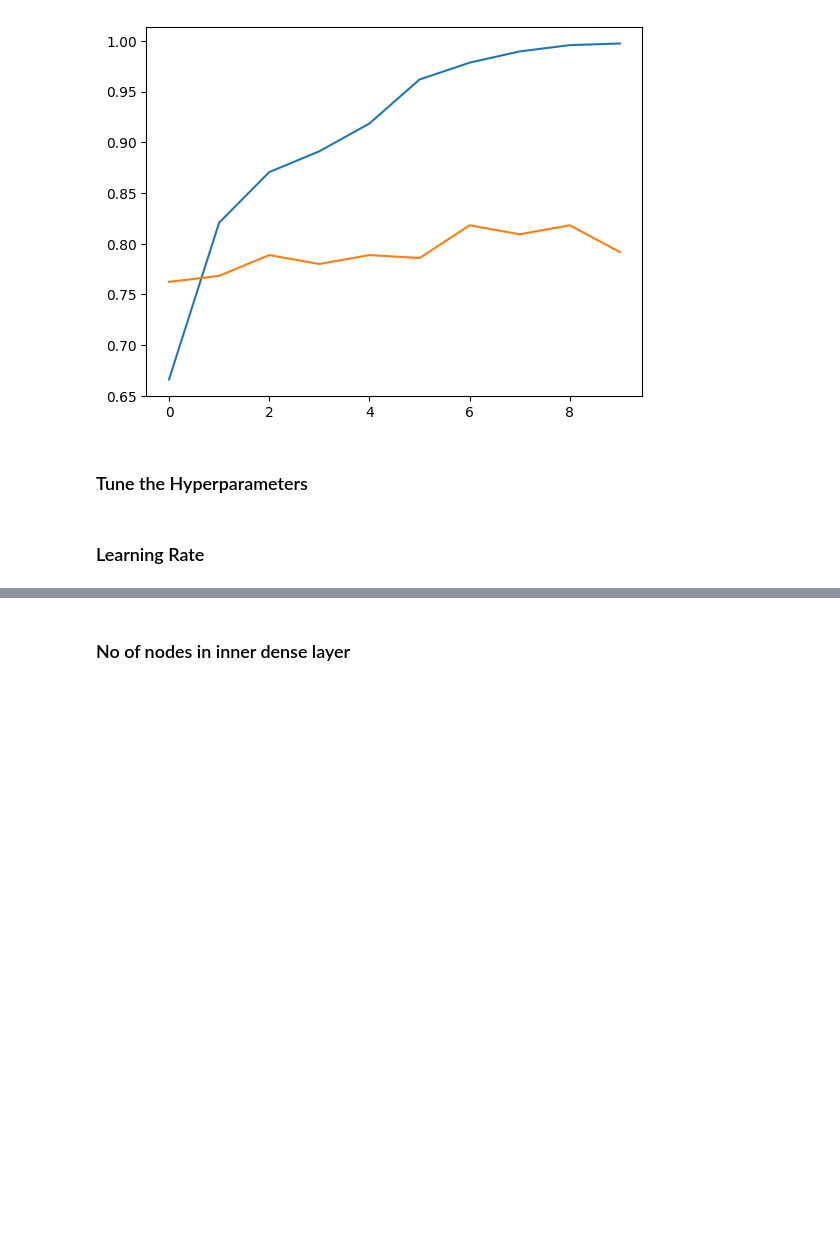
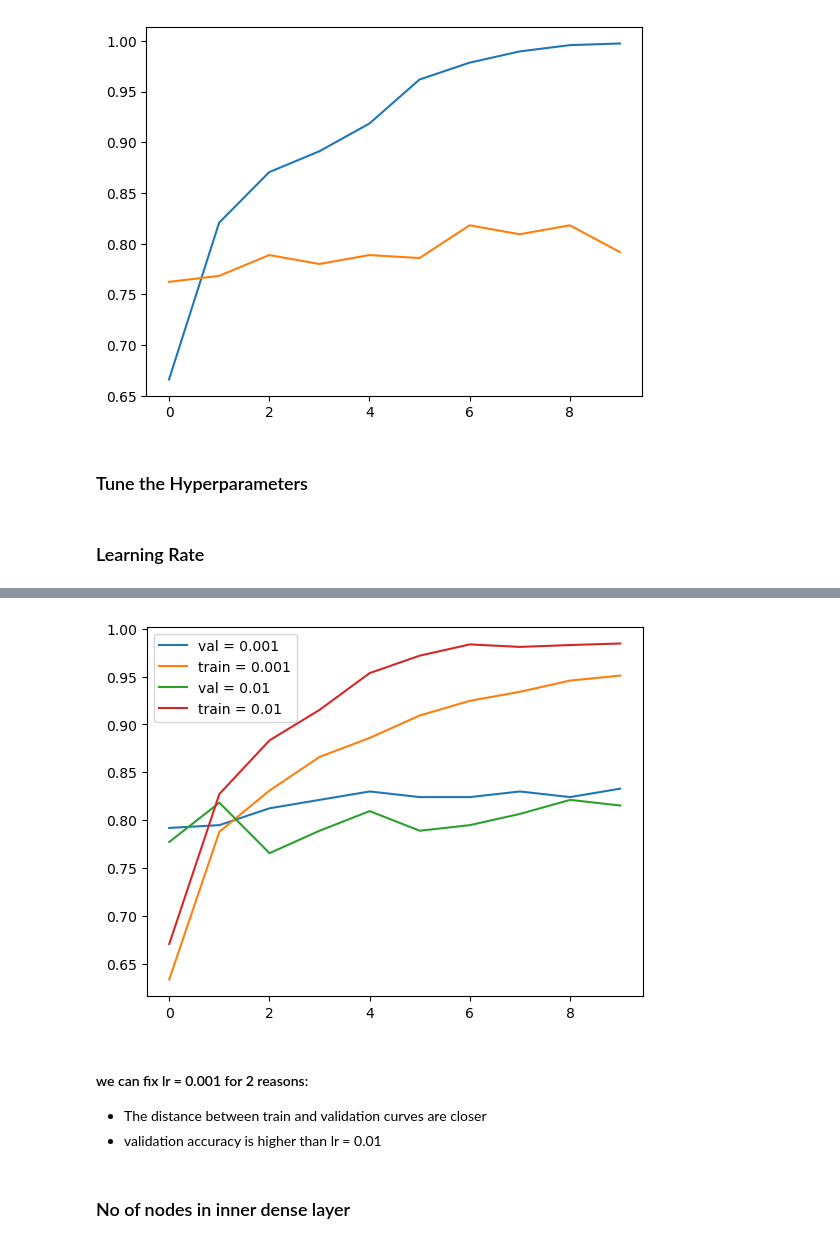
Before and after one commit to Denicke-04/ScratchToScale, a Jupyter notebook: Cloth_Classification/Cloth_Classification.ipynb, the cells around one changed output, grey strips where cells are left out. Cells and saved outputs as stored; diff of their text form; code cells hidden in the pictures; blank space fills up the shorter version.

```diff
--- a/Cloth_Classification/Cloth_Classification.ipynb
+++ b/Cloth_Classification/Cloth_Classification.ipynb
@@ -15,9 +23,9 @@ import matplotlib.pyplot as plt
 train_gen = ImageDataGenerator(preprocessing_function = preprocess_input)
 val_gen = ImageDataGenerator(preprocessing_function = preprocess_input)
 test_gen = ImageDataGenerator(preprocessing_function = preprocess_input)
-train_data = train_gen.flow_from_directory('train',target_size = (150,150),batch_size = 32)
-val_data = val_gen.flow_from_directory('validation',target_size = (150,150),batch_size = 32,shuffle = False)
-test_data = test_gen.flow_from_directory('test',target_size = (150,150),batch_size = 32,shuffle = False)
+train_data = train_gen.flow_from_directory('clothing-dataset-small-master/train',target_size = (150,150),batch_size = 32)
+val_data = val_gen.flow_from_directory('clothing-dataset-small-master/validation',target_size = (150,150),batch_size = 32,shuffle = False)
+test_data = test_gen.flow_from_directory('clothing-dataset-small-master/test',target_size = (150,150),batch_size = 32,shuffle = False)
 # %% [output]
 Found 3068 images belonging to 10 classes.
 Found 341 images belonging to 10 classes.
@@ -129,7 +166,15 @@ Epoch 2/10
 # %%
+del scores[0.1]
 for i,hist in scores.items():
     plt.plot(hist['val_accuracy'],label = f'val = {i}')
     plt.plot(hist['accuracy'],label = f'train = {i}')
+    plt.legend()
+# %% [output]
+[figure, added]
+# %% [markdown]
+#### we can fix lr = 0.001 for 2 reasons:
+* The distance between train and validation curves are closer
+* validation accuracy is higher than lr = 0.01
 # %% [markdown]
 ### No of nodes in inner dense layer
 # %%
```
Also changed, not shown: parts of 26 cells of this notebook, 9 other files.
